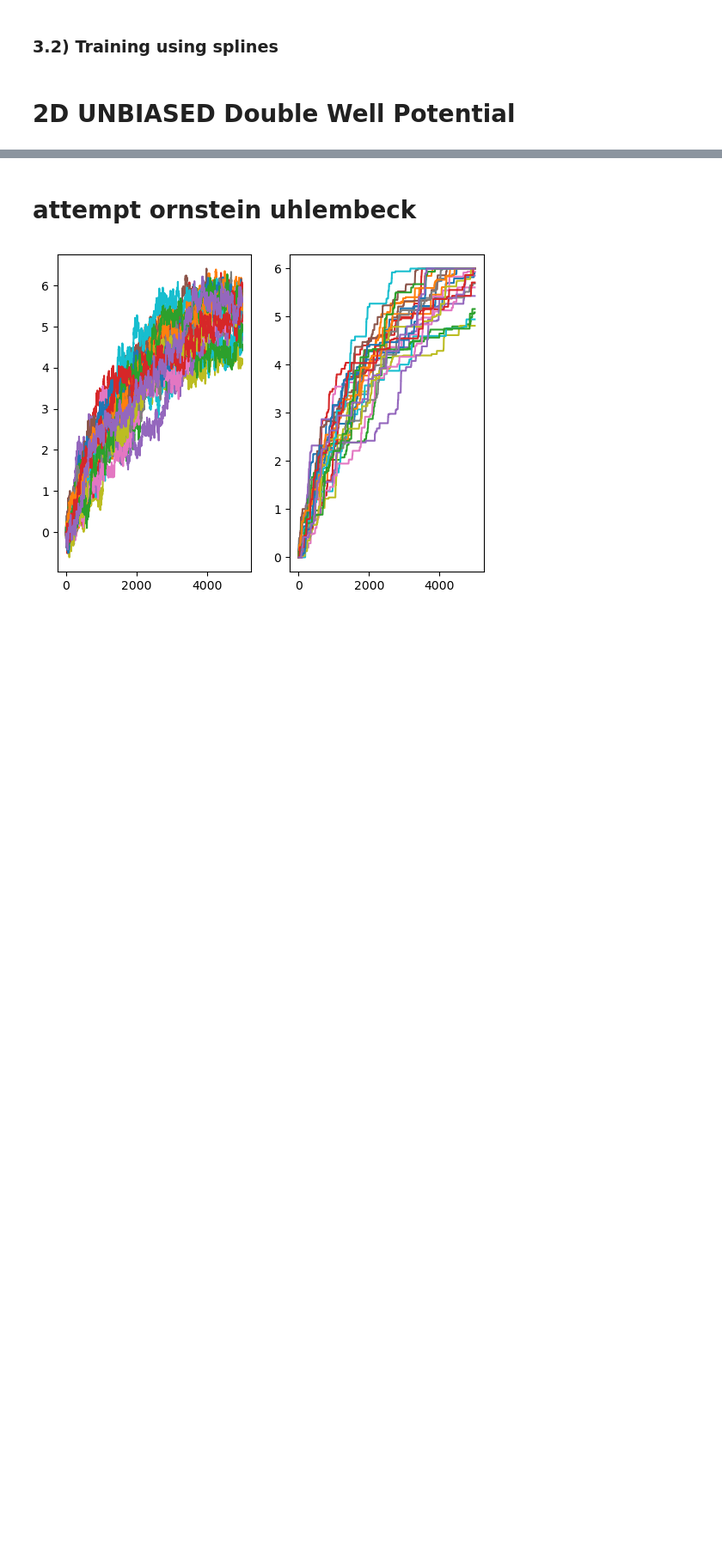
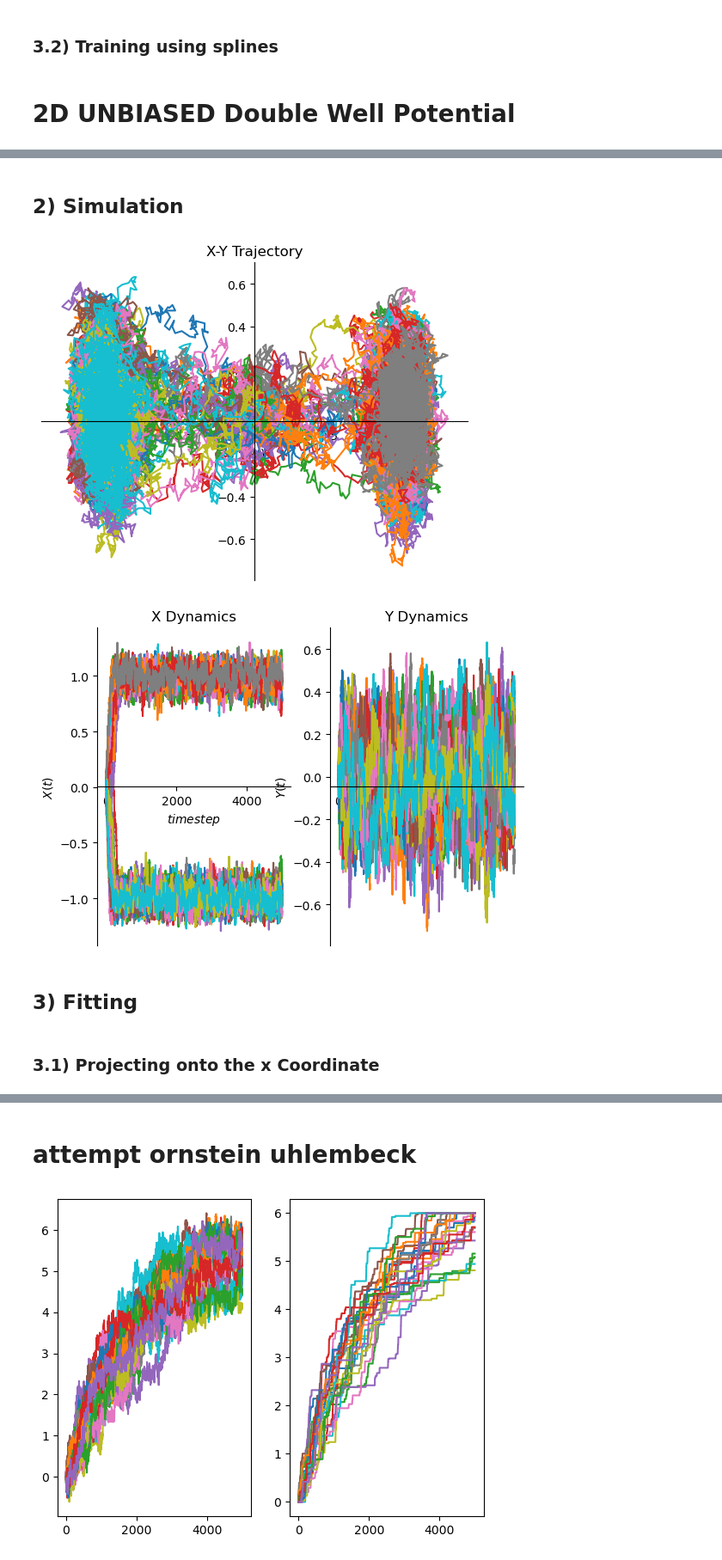
Before and after one commit to langevinmodel/folie, a Jupyter notebook: toy_models/estimation/1D_DW_estimation.ipynb, the cells around one changed output, grey strips where cells are left out. Shown at 86% size. Cells and saved outputs as stored; diff of their text form; code cells hidden in the pictures; blank space fills up the shorter version.

Commit message:
Creation of 2d simu and training notebook

```diff
--- a/toy_models/estimation/1D_DW_estimation.ipynb
+++ b/toy_models/estimation/1D_DW_estimation.ipynb
@@ -450,0 +488,71 @@ res_vec = [Eul_res,Ozk_res,Shj_res,Eln_res,Ksl_res,Drz_res] # made a list of all
+# %% [markdown]
+## 2) Simulation
+# %%
+dt = 1e-3
+model_simu=fl.models.overdamped.Overdamped(force=quartic2d,diffusion=diff_function)
+simulator=fl.simulations.Simulator(fl.simulations.EulerStepper(model_simu), dt)
+# %%
+# initialize positions
+ntraj=50
+q0= np.empty(shape=[ntraj,2])
+for i in range(ntraj):
+    for j in range(2):
+        q0[i][j]=0.000
+time_steps=5000
+data = simulator.run(time_steps, q0,save_every=1)
+# %%
+# Plot the resulting trajectories
+fig, axs = plt.subplots()
+for n, trj in enumerate(data):
+    axs.plot(trj["x"][:,0],trj["x"][:,1])
+    axs.spines['left'].set_position('center')
+    axs.spines['right'].set_color('none')
+    axs.spines['bottom'].set_position('center')
+    axs.spines['top'].set_color('none')
+    axs.xaxis.set_ticks_position('bottom')
+    axs.yaxis.set_ticks_position('left')
+    axs.set_xlabel("$X(t)$")
+    axs.set_ylabel("$Y(t)$")
+    axs.set_title("X-Y Trajectory")
+    axs.grid()
+
+"""fig, axs = plt.subplots(1,2)
+for n, trj in enumerate(data):
+    axs[0].plot(trj["x"][:,0],trj["x"][:,1])
+    #axs[1].plot(xmax[:, n])
+    axs[1].set_xlabel("$timestep$")
+    axs[1].set_ylabel("$x(t)$")
+    axs[1].grid()"""
+# plot x,y Trajectories in separate subplots
+fig,bb =  plt.subplots(1,2)
+for n, trj in enumerate(data):
+    bb[0].plot(trj["x"][:,0])
+    bb[1].plot(trj["x"][:,1])
+
+# Set visible  axis
+    bb[0].spines['right'].set_color('none')
+    bb[0].spines['bottom'].set_position('center')
+    bb[0].spines['top'].set_color('none')
+    bb[0].xaxis.set_ticks_position('bottom')
+    bb[0].yaxis.set_ticks_position('left')
+    bb[0].set_xlabel("$timestep$")
+    bb[0].set_ylabel("$X(t)$")
+
+# Set visible axis
+    bb[1].spines['right'].set_color('none')
+    bb[1].spines['bottom'].set_position('center')
+    bb[1].spines['top'].set_color('none')
+    bb[1].xaxis.set_ticks_position('bottom')
+    bb[1].yaxis.set_ticks_position('left')
+    bb[1].set_xlabel("$timestep$")
+    bb[1].set_ylabel("$Y(t)$")
+
+    bb[0].set_title("X Dynamics")
+    bb[1].set_title("Y Dynamics")
+# %% [output]
+[figure, added]
+[figure, added]
+# %% [markdown]
+## 3) Fitting
+# %% [markdown]
+### 3.1) Projecting onto the x Coordinate
```
Also changed, not shown: parts of 25 cells of this notebook, 2 other files.
